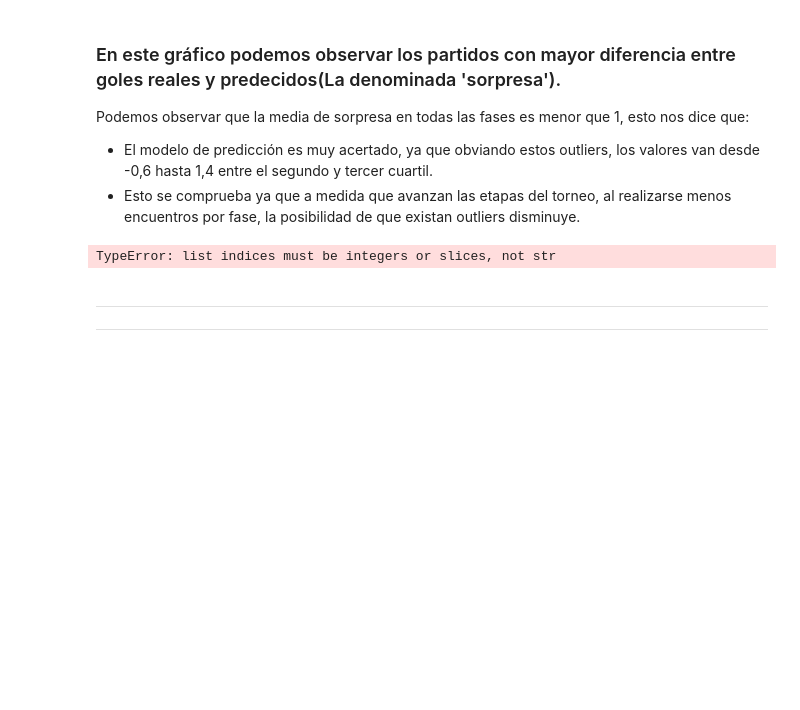
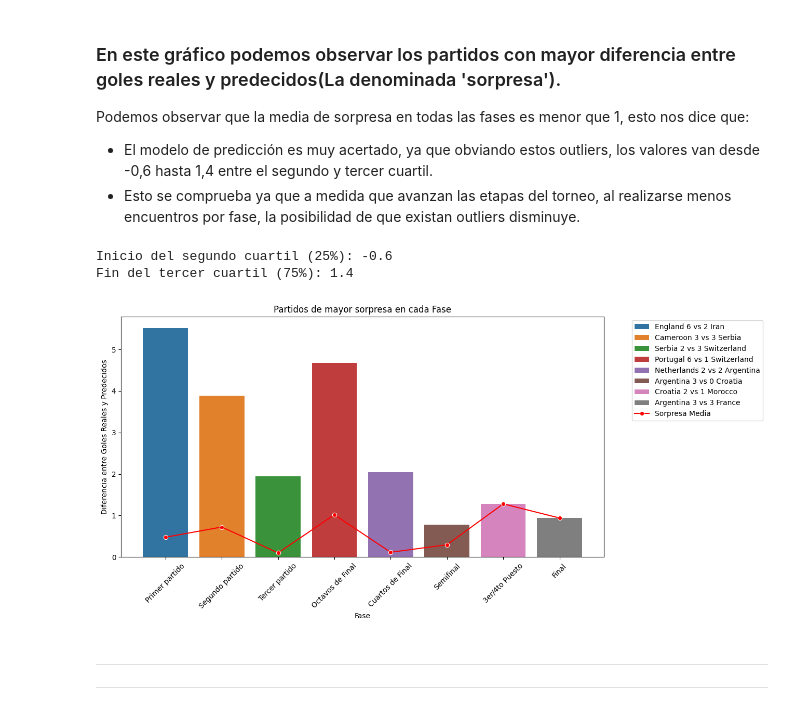
Before and after one commit to valenrosito/TP-Fundamentos_Ciencia_de_Datos, a Jupyter notebook: src/TP.ipynb, the cells around one changed output. Drawn from its saved outputs; the diff is of its cells as text; code cells hidden in the pictures; blank space fills up the shorter version.

```diff
--- a/src/TP.ipynb
+++ b/src/TP.ipynb
@@ -210,6 +283,27 @@ partidos['score_predecido'] = partidos['goles_esperados1'] + partidos['goles_esp
 partidos['score_real'] = partidos['puntaje1'] + partidos['puntaje2']
 # %% [markdown]
 ### Creamos un nuevo dataframe llamada 'sorpresas', que almacena las diferencia entre los goles predecidos y anotados en cada partido, para luego dividirlo en nuevos dataframes agrupados y agregando medidas para facilitar la visualizacion
+# %%
+sorpresas = [] # Creamos una lista para luego convertir en DataFrame
+
+for _, row in partidos.iterrows():        # Iteramos sobre cada partido
+    resultado_actual = row['score_real'] - row['score_predecido'] # Calculamos la diferencia entre goles reales y predecidos
+    sorpresas.append({
+        'fase': row['fase'],
+        'sorpresa': resultado_actual,
+        'partido': f"{row['equipo1']} {row['puntaje1']} vs {row['puntaje2']} {row['equipo2']}"
+    })
+
+# Filtramos las sorpresas para obtener solo el partido con mayor sorpresa de cada fase
+sorpresas_df = pd.DataFrame(sorpresas)
+mayor_sorpresa_por_fase = sorpresas_df.loc[sorpresas_df.groupby('fase')['sorpresa'].idxmax()]
+
+# Calculamos la sorpresa media por fase
+sorpresa_media_por_fase = sorpresas_df.groupby('fase')['sorpresa'].mean().reset_index()
+sorpresa_media_por_fase.rename(columns={'sorpresa': 'sorpresa_media'}, inplace=True)
+
+# Unimos los datos de mayor sorpresa con la sorpresa media cuando coinciden por fase en un nuevo dataframe
+comparacion_sorpresas = pd.merge(mayor_sorpresa_por_fase, sorpresa_media_por_fase, on='fase')
 # %% [markdown]
 ### OBTENCIÓN LOS GOLES ESPERADOS VS LOS GOLES REALES
 # %%
@@ -346,40 +440,26 @@ plt.show();
 Podemos observar que la media de sorpresa en todas las fases es menor que 1, esto nos dice que:
 - El modelo de predicción es muy acertado, ya que obviando estos outliers, los valores van desde -0,6 hasta 1,4 entre el segundo y tercer cuartil.
 - Esto se comprueba ya que a medida que avanzan las etapas del torneo, al realizarse menos encuentros por fase, la posibilidad de que existan outliers disminuye.
-# %%
-Argentina = comparacion_resultado('Argentina','Post Final',pronostico,partidos)
-sorpresas_df = [Argentina]
-Argentina = comparacion_resultado('Argentina','Pre Semis',pronostico,partidos)
-sorpresas_df.append(Argentina)
-Iran = comparacion_resultado('Iran', 'Pre Inicio Copa',pronostico,partidos)
-sorpresas_df.append(Iran)
-Cameroon = comparacion_resultado('Cameroon', 'Pre 2do partido',pronostico,partidos)
-sorpresas_df.append(Cameroon)
-Portugal = comparacion_resultado('Portugal', 'Pre Octavos', pronostico,partidos)
-sorpresas_df.append(Portugal)
-Netherlands = comparacion_resultado('Netherlands', 'Pre Cuartos', pronostico,partidos)
-sorpresas_df.append(Netherlands)
-Serbia = comparacion_resultado('Serbia','Pre 3er partido', pronostico,partidos)
-sorpresas_df.append(Serbia)
-comparacion_sorpresas = pd.DataFrame(sorpresas_df)
 # %%
 # Ordenamos las fases del Dataframe comparación_sorpresas en el orden cronológico
 orden_fases = ['Primer partido', 'Segundo partido', 'Tercer partido', 'Octavos de Final', 'Cuartos de Final', 'Semifinal', '3er/4to Puesto', 'Final']
-comparacion_sorpresas['Etapa'] = pd.Categorical(comparacion_sorpresas['Etapa'], categories=orden_fases, ordered=True)
-comparacion_sorpresas = comparacion_sorpresas.sort_values('Etapa')
+comparacion_sorpresas['fase'] = pd.Categorical(comparacion_sorpresas['fase'], categories=orden_fases, ordered=True)
+comparacion_sorpresas = comparacion_sorpresas.sort_values('fase')
 
 Q1, Q3 = round(sorpresas_df['sorpresa'].quantile(0.25), 1), round(sorpresas_df['sorpresa'].quantile(0.75), 1)
-print(f"Inicio del segundo cuartil (Q1): {Q1}")
-print(f"Fin del tercer cuartil (Q3): {Q3}")
+print(f"Inicio del segundo cuartil (25%): {Q1}")
+print(f"Fin del tercer cuartil (75%): {Q3}")
 
 # Graficar las sorpresas
 plt.figure(figsize=(12, 6))
 sns.barplot(data=comparacion_sorpresas, x='fase', y='sorpresa', hue='partido', dodge=False)
 sns.lineplot(data=comparacion_sorpresas, x='fase', y='sorpresa_media', color='red', marker='o', label='Sorpresa Media')
 plt.title('Partidos de mayor sorpresa en cada Fase'), plt.xlabel('Fase'), plt.ylabel('Diferencia entre Goles Reales y Predecidos'), plt.xticks(rotation=45), plt.legend(bbox_to_anchor=(1.05, 1), loc='upper left')
 plt.show()
 # %% [output]
-TypeError: list indices must be integers or slices, not str
+Inicio del segundo cuartil (25%): -0.6
+Fin del tercer cuartil (75%): 1.4
+[figure, added]
 # %% [markdown]
 ------------------------------------------------------------------------------------------------------------------------
 ------------------------------------------------------------------------------------------------------------------------
```
Also changed, not shown: parts of 2 cells of this notebook.
